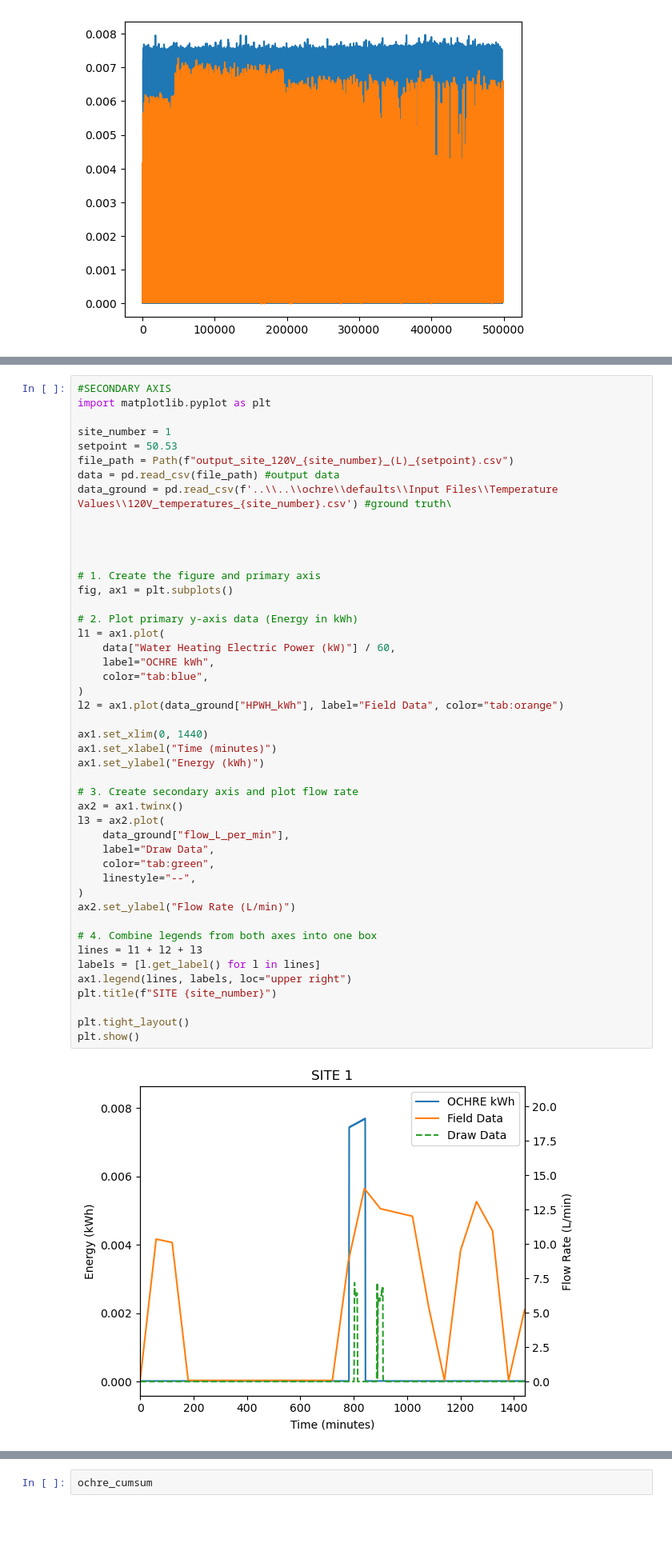
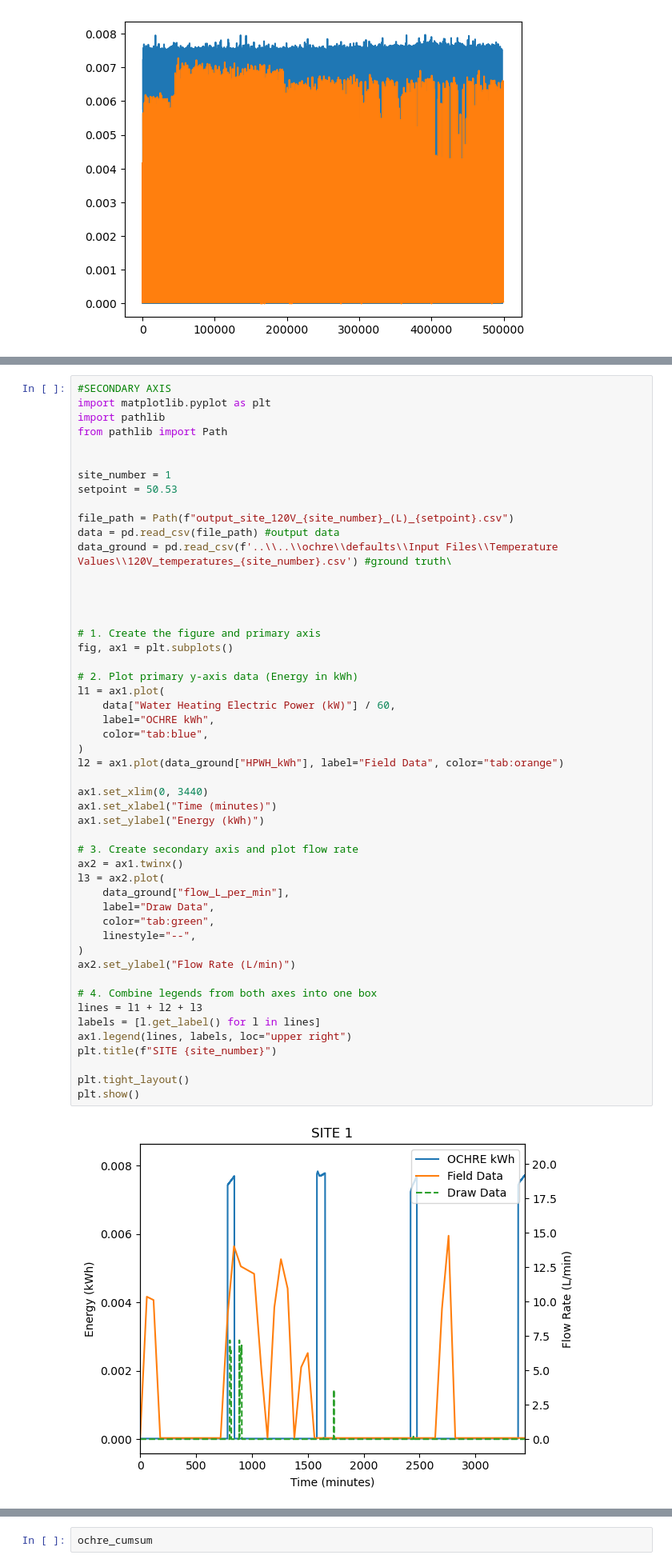
Before and after one commit to Jae-Domain/OCHRE, a Jupyter notebook: bin/120V_site_output/120V_generate_graphics.ipynb, the cells around one changed output, grey strips where cells are left out. Shown at 80% size. Saved outputs shown, nothing was run; the diff lists cells and outputs as text; blank space fills up the shorter version.

```diff
--- a/bin/120V_site_output/120V_generate_graphics.ipynb
+++ b/bin/120V_site_output/120V_generate_graphics.ipynb
@@ -677,9 +744,13 @@ data = pd.read_csv('output_site_12')
 # %%
 #SECONDARY AXIS
 import matplotlib.pyplot as plt
+import pathlib
+from pathlib import Path
+
 
 site_number = 1
 setpoint = 50.53
+
 file_path = Path(f"output_site_120V_{site_number}_(L)_{setpoint}.csv")
 data = pd.read_csv(file_path) #output data
 data_ground = pd.read_csv(f'..\\..\\ochre\\defaults\\Input Files\\Temperature Values\\120V_temperatures_{site_number}.csv') #ground truth\
@@ -693,35 +764,35 @@ fig, ax1 = plt.subplots()
 # 2. Plot primary y-axis data (Energy in kWh)
 l1 = ax1.plot(
     data["Water Heating Electric Power (kW)"] / 60,
     label="OCHRE kWh",
     color="tab:blue",
 )
 l2 = ax1.plot(data_ground["HPWH_kWh"], label="Field Data", color="tab:orange")
 
-ax1.set_xlim(0, 1440)
+ax1.set_xlim(0, 3440)
 ax1.set_xlabel("Time (minutes)")
 ax1.set_ylabel("Energy (kWh)")
 
 # 3. Create secondary axis and plot flow rate
 ax2 = ax1.twinx()
 l3 = ax2.plot(
     data_ground["flow_L_per_min"],
     label="Draw Data",
     color="tab:green",
     linestyle="--",
 )
 ax2.set_ylabel("Flow Rate (L/min)")
 
 # 4. Combine legends from both axes into one box
 lines = l1 + l2 + l3
 labels = [l.get_label() for l in lines]
 ax1.legend(lines, labels, loc="upper right")
 plt.title(f"SITE {site_number}")
 
 plt.tight_layout()
 plt.show()
 # %% [output]
-[figure, old version]
+[figure, new version]
 # %%
 #SECONDARY AXIS
 import matplotlib.pyplot as plt
```
Also changed, not shown: parts of 2 cells of this notebook, 5 other files.
